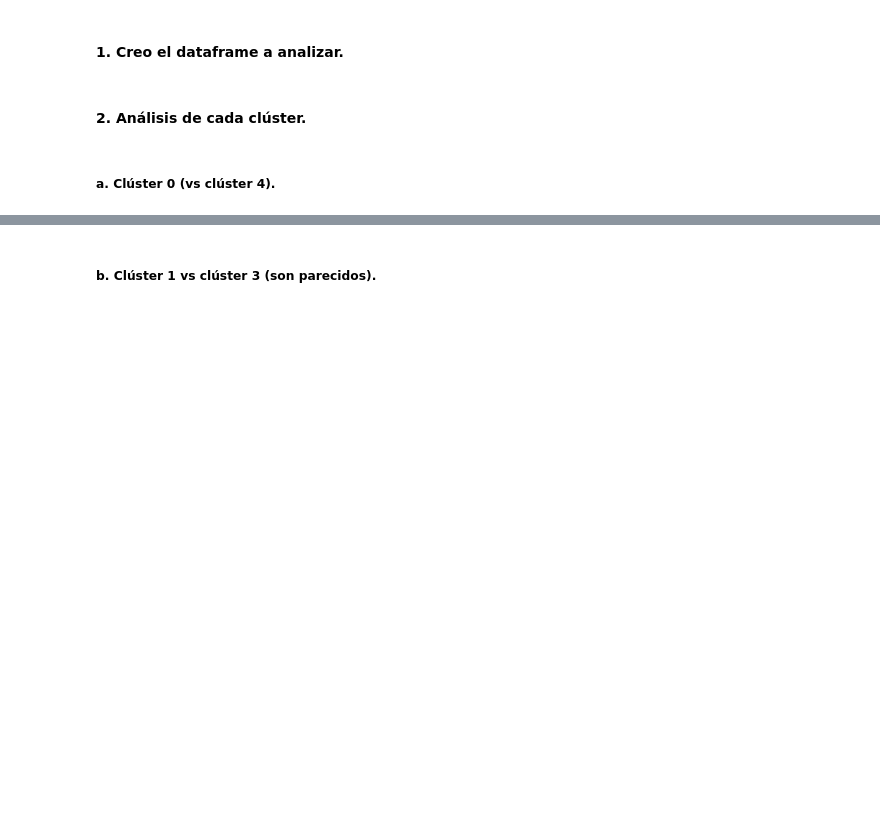
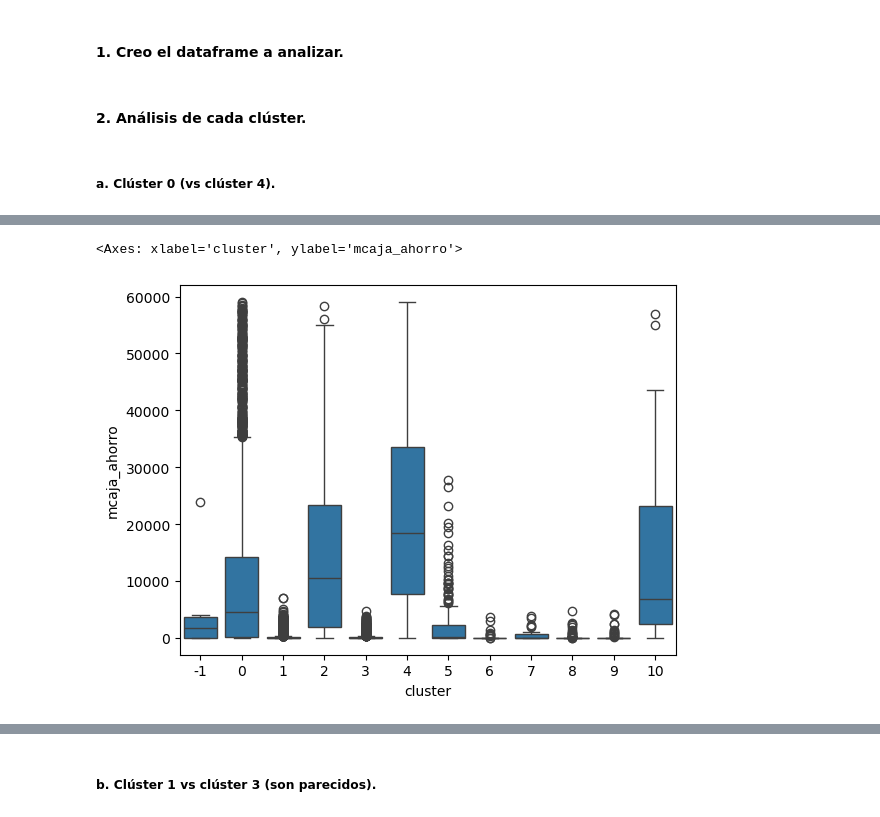
Before and after one commit to IanLink95/dmeyf2024, a Jupyter notebook: src/monday/z502_Segmentacion.ipynb, the cells around one changed output, grey strips where cells are left out. Drawn from its saved outputs; the diff is of its cells as text; code cells hidden in the pictures; blank space fills up the shorter version.

```diff
--- a/src/monday/z502_Segmentacion.ipynb
+++ b/src/monday/z502_Segmentacion.ipynb
@@ -275,0 +390,10 @@ descriptivo_cluster[4]
+# %%
+#3. mcaja_ahorro.
+# Grafico.
+lower_bound = df_analizar['mcaja_ahorro'].quantile(0.10)
+upper_bound = df_analizar['mcaja_ahorro'].quantile(0.90)
+filtered_data = df_analizar[(df_analizar['mcaja_ahorro'] >= lower_bound) & (df_analizar['mcaja_ahorro'] <= upper_bound)]
+sns.boxplot(x='cluster', y='mcaja_ahorro', data=filtered_data)
+# %% [output]
+<Axes: xlabel='cluster', ylabel='mcaja_ahorro'>
+[figure, added]
```
Also changed, not shown: parts of 43 cells of this notebook, 2 other files.
